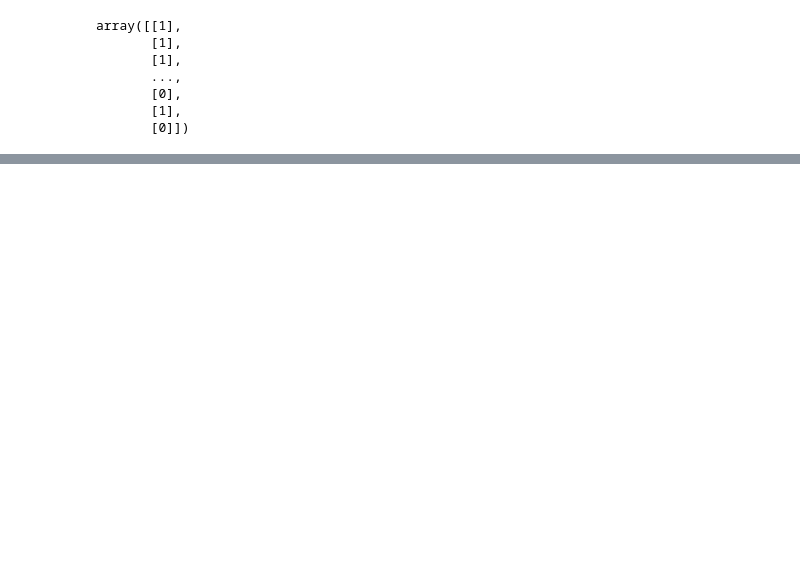
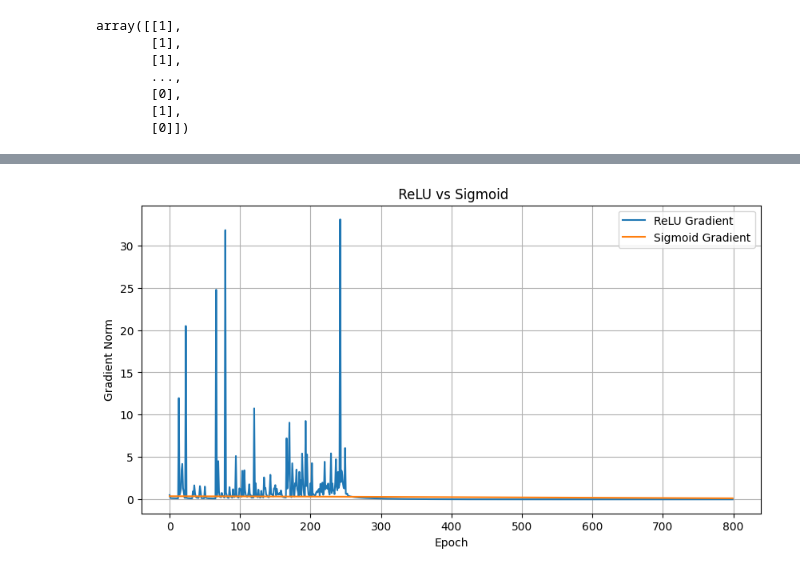
Before and after one commit to srikanthravipati27/ml, a Jupyter notebook: DL_Assignment1.ipynb, the cells around one changed output, grey strips where cells are left out. Cells and saved outputs as stored; diff of their text form; code cells hidden in the pictures; blank space fills up the shorter version.

```diff
--- a/DL_Assignment1.ipynb
+++ b/DL_Assignment1.ipynb
@@ -153,0 +170,13 @@ plt.show()
+# %%
+#comparison of the gradients of relu vs sigmoid
+plt.figure(figsize=(10, 5))
+plt.plot(relu_grad, label='ReLU Gradient')
+plt.plot(sigmoid_grad, label='Sigmoid Gradient')
+plt.xlabel('Epoch')
+plt.ylabel('Gradient Norm')
+plt.title(' ReLU vs Sigmoid')
+plt.legend()
+plt.grid()
+plt.show()
+# %% [output]
+[figure, added]
```
Also changed, not shown: parts of 12 cells of this notebook.
